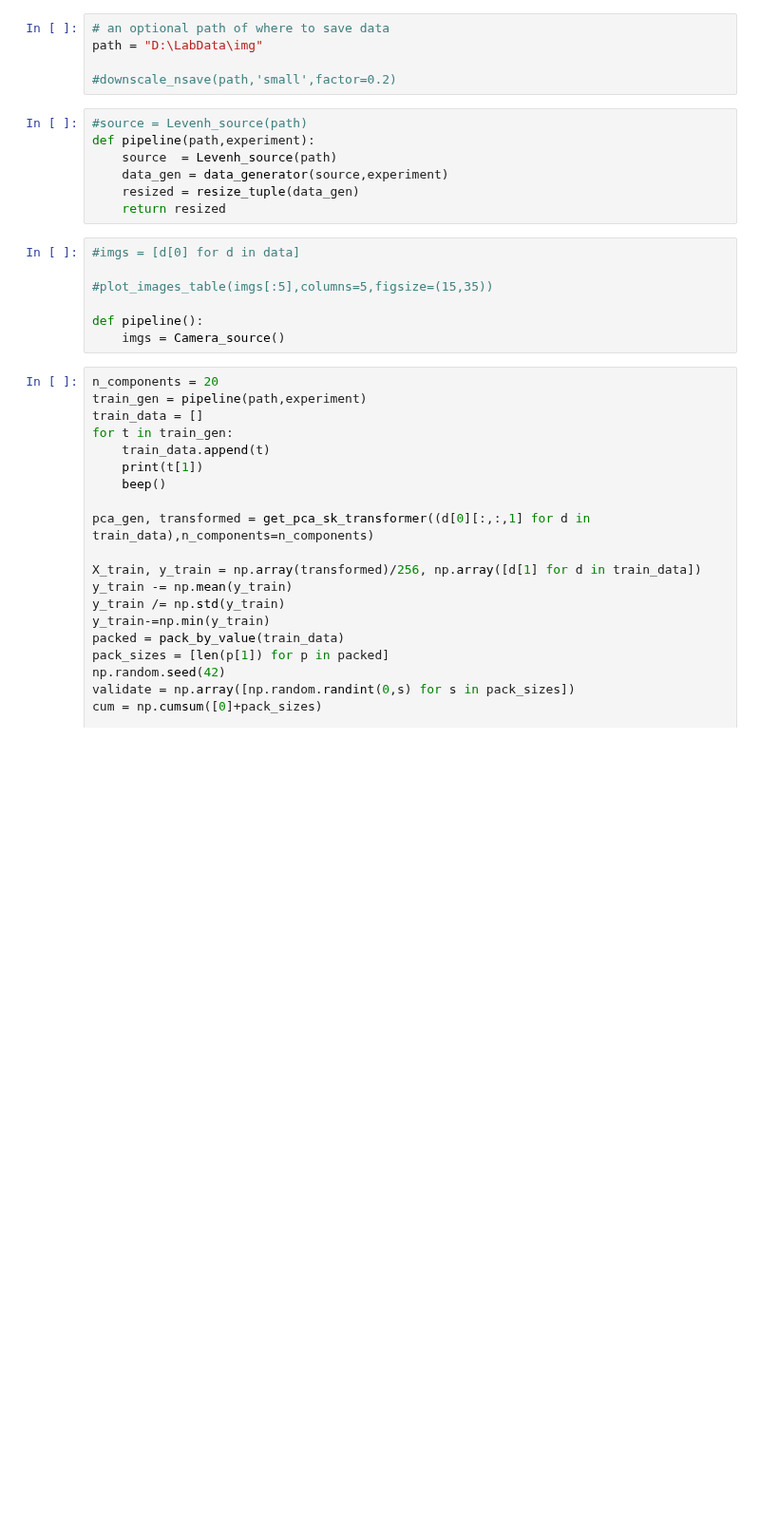
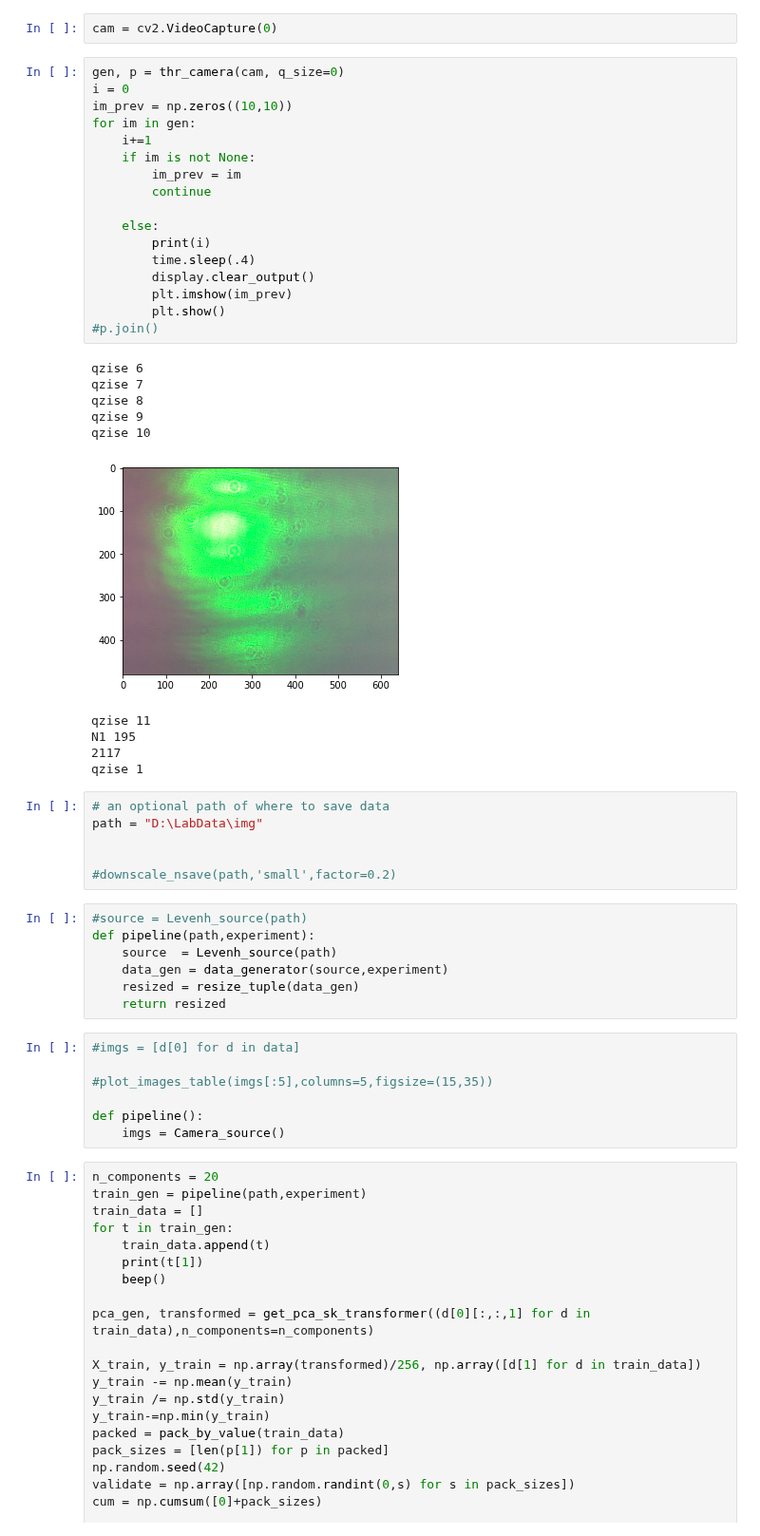
Before and after one commit to DaniloZZZ/quantTechLab, a Jupyter notebook: analysis/main.ipynb, the cells around one changed output. Shown at 95% size. Saved outputs shown, nothing was run; the diff lists cells and outputs as text; blank space fills up the shorter version.

```diff
--- a/analysis/main.ipynb
+++ b/analysis/main.ipynb
@@ -16,7 +18,38 @@ The autoreload extension is already loaded. To reload it, use:
+# %%
+cam = cv2.VideoCapture(0)
+# %%
+gen, p = thr_camera(cam, q_size=0)
+i = 0
+im_prev = np.zeros((10,10))
+for im in gen:
+    i+=1
+    if im is not None:
+        im_prev = im
+        continue
+
+    else:
+        print(i)
+        time.sleep(.4)
+        display.clear_output()
+        plt.imshow(im_prev)
+        plt.show()
+#p.join()
+# %% [output]
+qzise 6
+qzise 7
+qzise 8
+qzise 9
+qzise 10
+[figure, added]
+qzise 11
+N1 195
+2117
+qzise 1
 # %%
 # an optional path of where to save data
 path = "D:\LabData\img"
 
+
 #downscale_nsave(path,'small',factor=0.2)
 # %%
 #source = Levenh_source(path)
```
Also changed, not shown: parts of 1 cell of this notebook, 4 other files.
